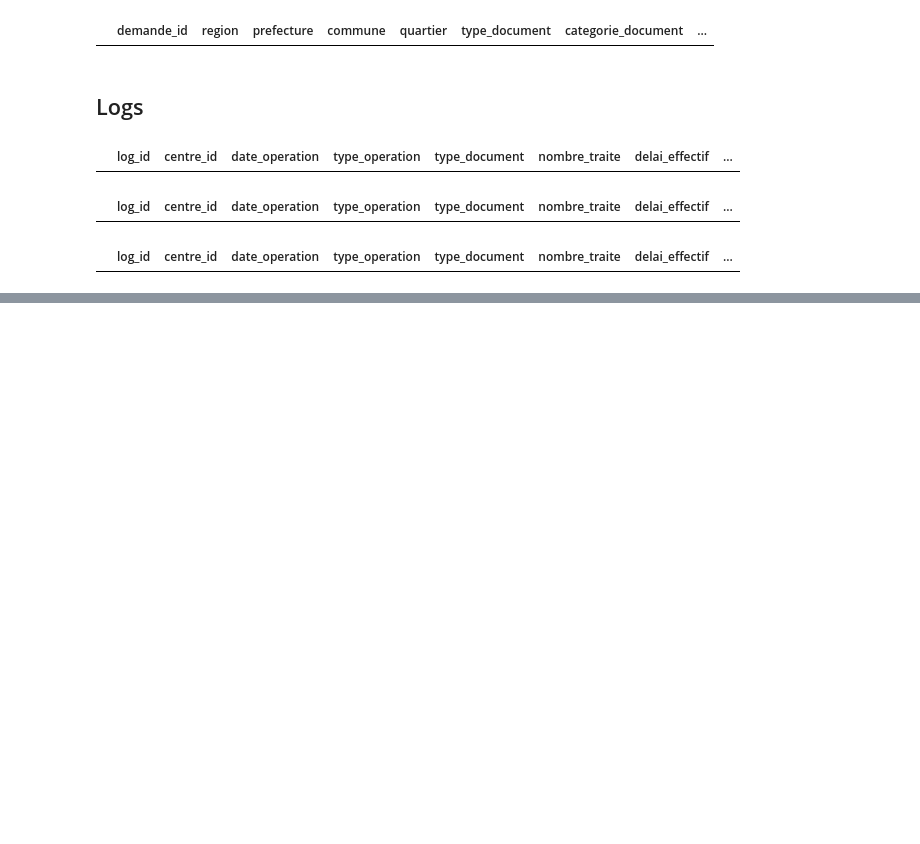
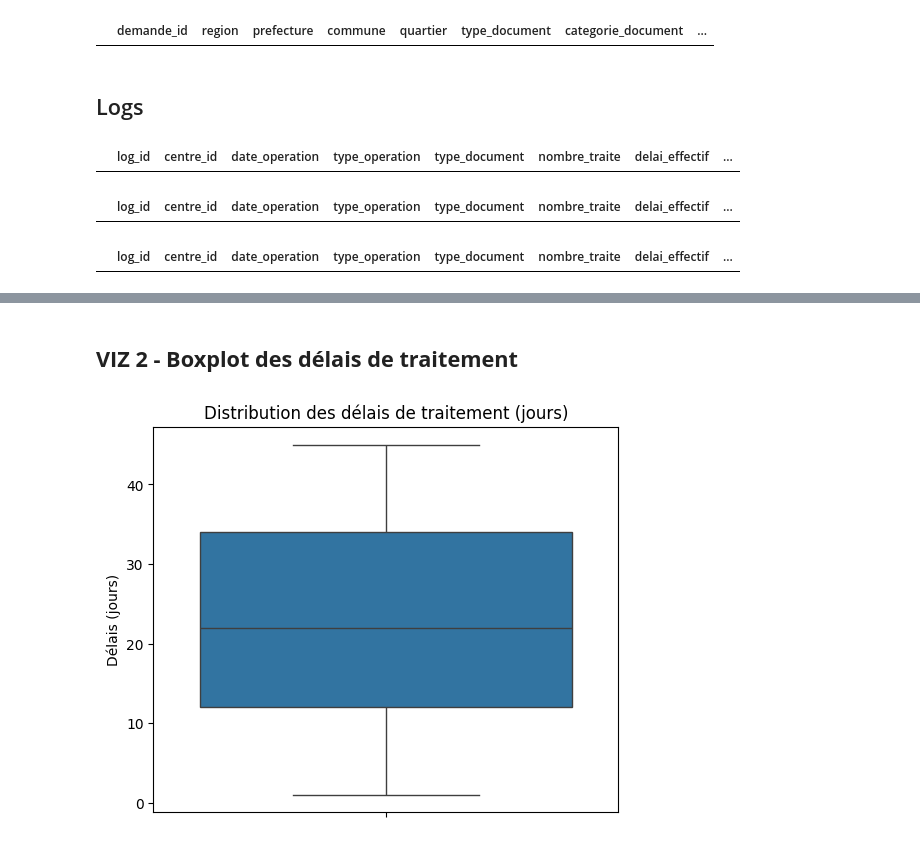
Before and after one commit to jgbedevi/test_technique_analyste, a Jupyter notebook: notebooks/Untitled.ipynb, the cells around one changed output, grey strips where cells are left out. Saved outputs shown, nothing was run; the diff lists cells and outputs as text; code cells hidden in the pictures; blank space fills up the shorter version.

```diff
--- a/notebooks/Untitled.ipynb
+++ b/notebooks/Untitled.ipynb
@@ -1360,0 +1462,10 @@ df_logs[df_logs['nombre_rejete'] < 0]
+# %% [markdown]
+## **VIZ 2 - Boxplot des délais de traitement**
+# %%
+plt.figure(figsize=(6,5))
+sns.boxplot(data=df_demandes, y='delai_traitement_jours')
+plt.title("Distribution des délais de traitement (jours)")
+plt.ylabel("Délais (jours)")
+plt.show()
+# %% [output]
+[figure, added]
```
Also changed, not shown: parts of 30 cells of this notebook.
